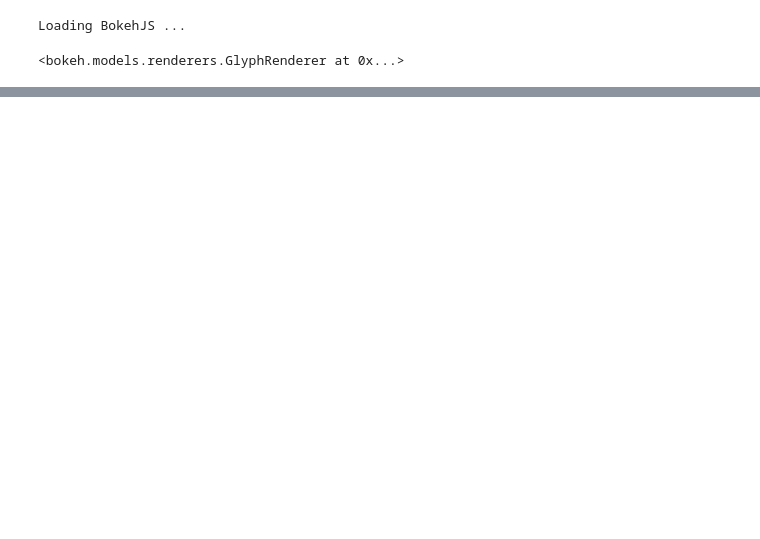
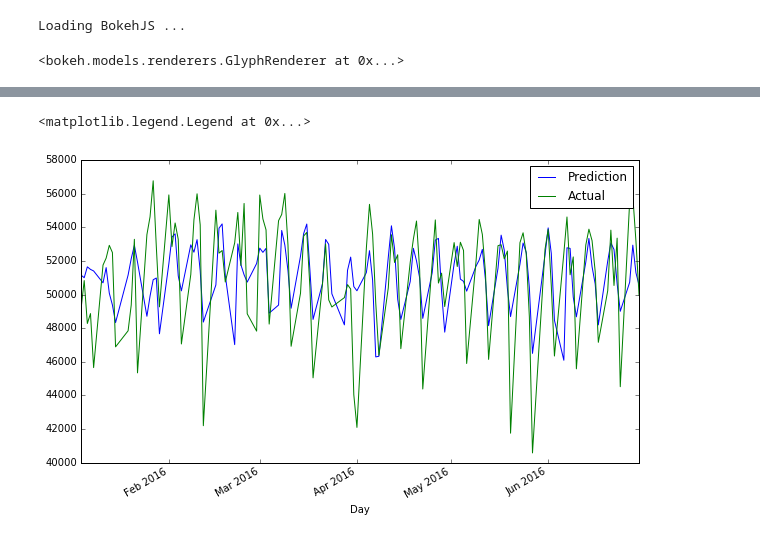
Before and after one commit to ayayron/bart, a Jupyter notebook: BART.ipynb, the cells around one changed output, grey strips where cells are left out. Drawn from its saved outputs; the diff is of its cells as text; code cells hidden in the pictures; blank space fills up the shorter version.

```diff
--- a/BART.ipynb
+++ b/BART.ipynb
@@ -201,0 +228,7 @@ ts
+# %%
+daily_8am = bart_df[(bart_df.index.hour == 8) & (bart_df["Day of Week"] < 5)].groupby("Day")["Count"].sum()
+# %%
+daily_8am.index = pd.to_datetime(daily_8am.index)
+daily_8am = daily_8am.astype("float64")
+daily_8am = daily_8am[daily_8am >40000]
+daily_8am_diff = daily_8am.diff()
@@ -201,0 +249,8 @@ ts
+# %%
+pred = sma.predict()
+pred.plot(label = "Prediction")
+daily_8am.plot(label = "Actual")
+plt.legend()
+# %% [output]
+<matplotlib.legend.Legend at 0x...>
+[figure, added]
```
Also changed, not shown: parts of 23 cells of this notebook, 1 other file.
